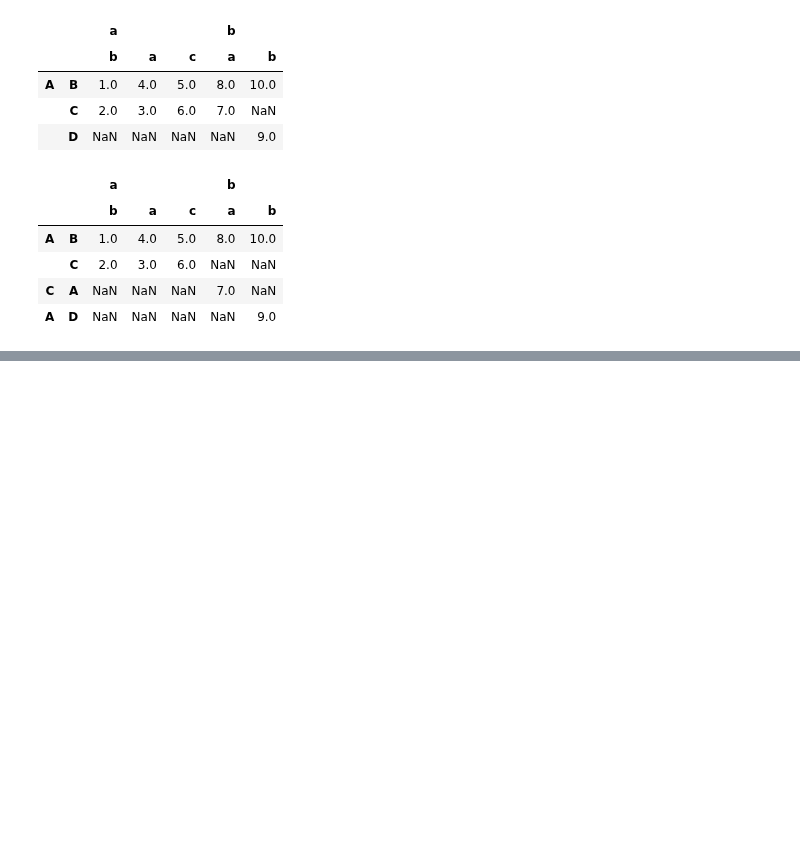
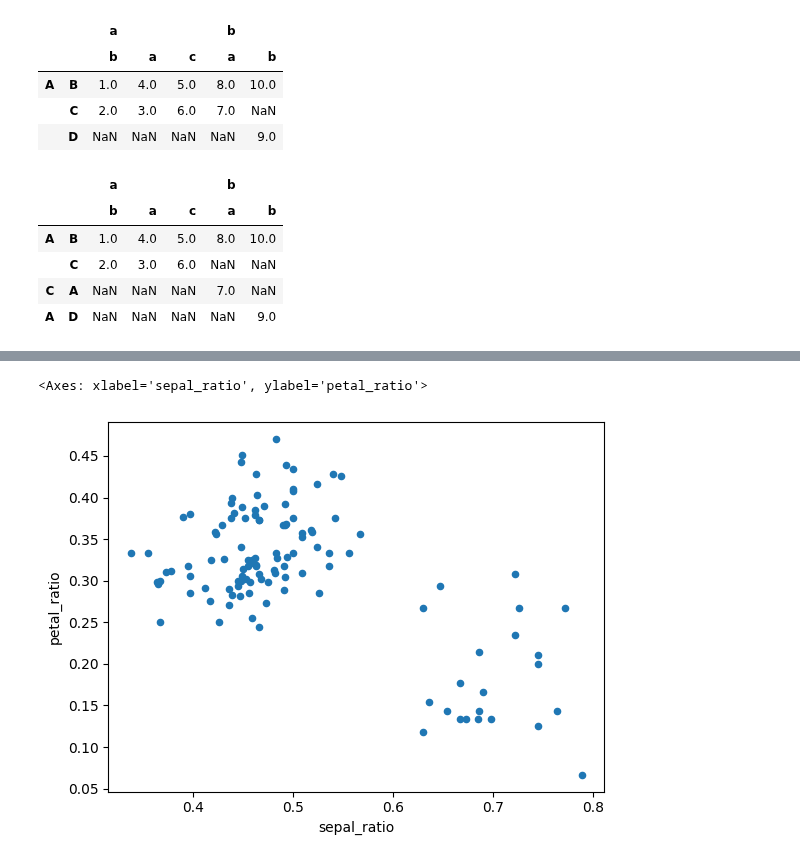
Before and after one commit to TaMaN2031A/data-yard, a Jupyter notebook: roots of knowledge/pandas documentation/User Guide/Intro to data structure.ipynb, the cells around one changed output, grey strips where cells are left out. Cells and saved outputs as stored; diff of their text form; code cells hidden in the pictures; blank space fills up the shorter version.

```diff
--- a/roots of knowledge/pandas documentation/User Guide/Intro to data structure.ipynb
+++ b/roots of knowledge/pandas documentation/User Guide/Intro to data structure.ipynb
@@ -398,0 +555,6 @@ pd.DataFrame(
+# %%
+from sklearn.datasets import load_iris
+import pandas as pd
+
+iris = load_iris(as_frame=True)
+iris = iris.frame
@@ -398,0 +602,12 @@ pd.DataFrame(
+# %%
+(
+    iris.query(" `sepal length (cm)` > 5")
+    .assign(
+        sepal_ratio = lambda x: x['sepal width (cm)'] / x['sepal length (cm)'],
+        petal_ratio = lambda x: x['petal width (cm)'] / x['petal length (cm)'],
+    )
+    .plot(kind='scatter', x='sepal_ratio', y='petal_ratio')
+)
+# %% [output]
+<Axes: xlabel='sepal_ratio', ylabel='petal_ratio'>
+[figure, added]
```
Also changed, not shown: parts of 39 cells of this notebook.
